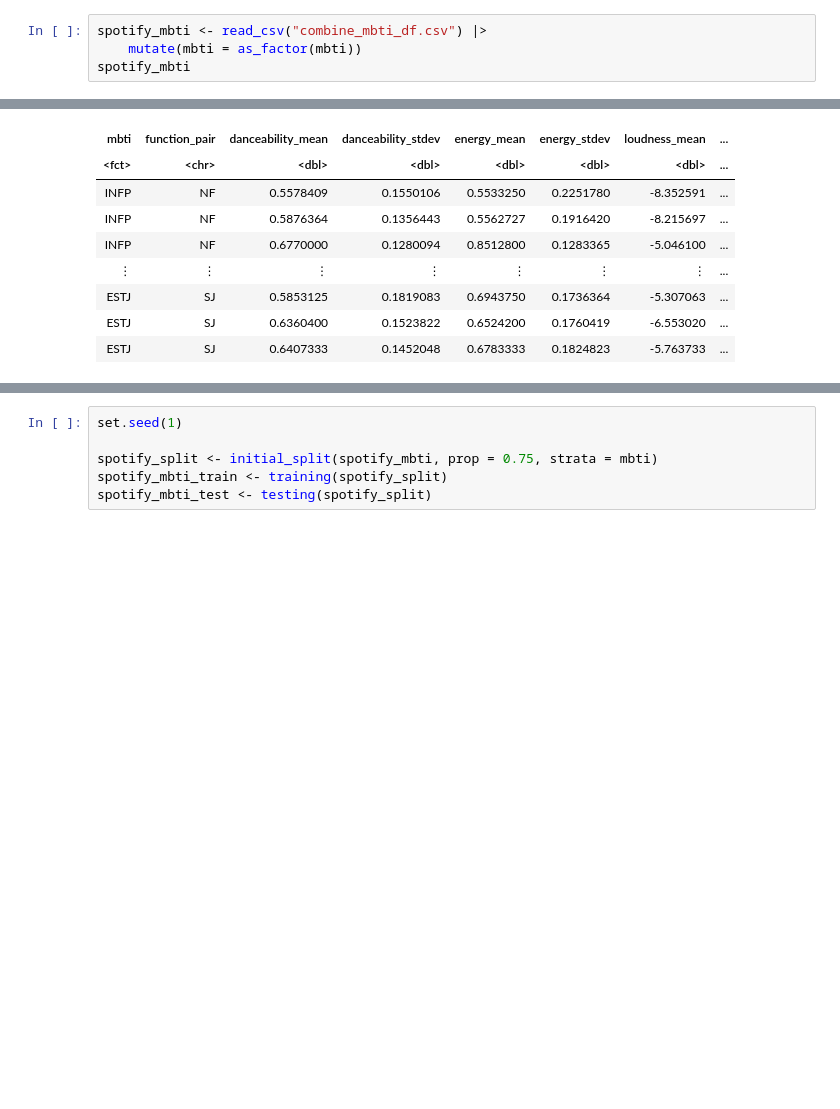
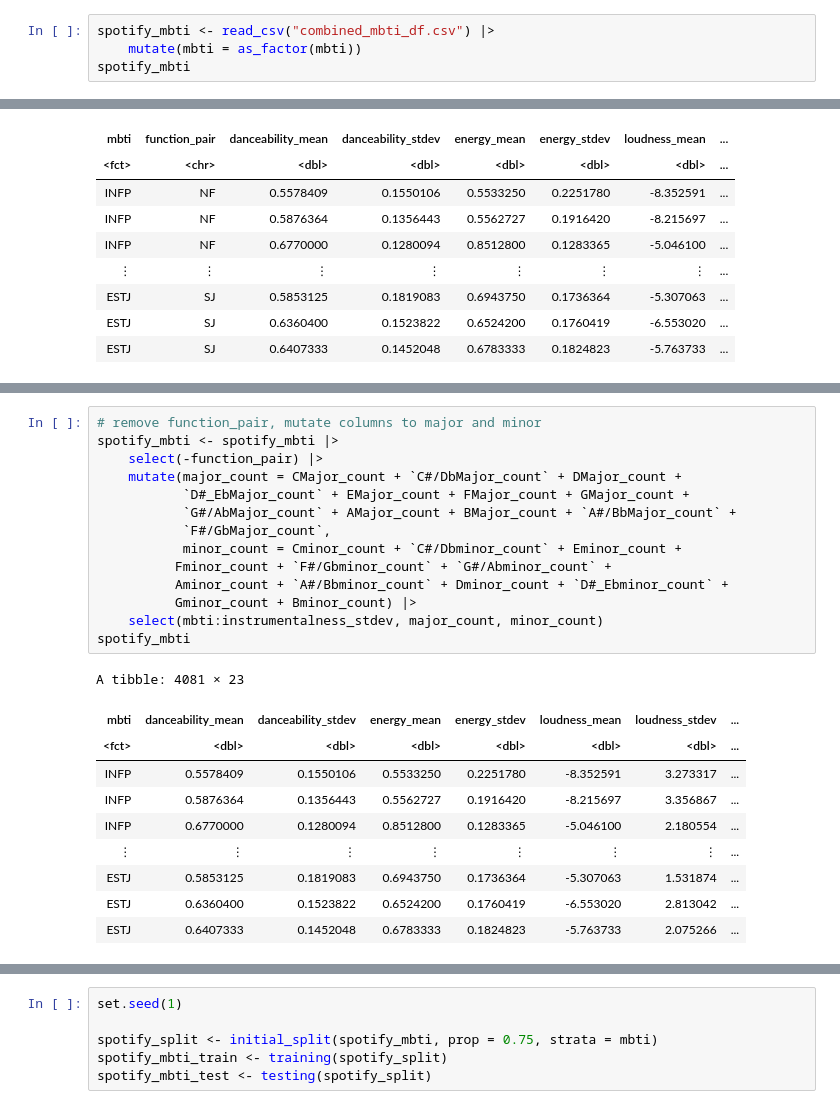
Before and after one commit to ccliang4/dsci-100-2022w1-sec-005-group-28, a Jupyter notebook: Group Project Proposal.ipynb, the cells around one changed output, grey strips where cells are left out. Drawn from its saved outputs; the diff is of its cells as text; blank space fills up the shorter version.

Commit message:
Data cleaning
Removed function_pair column and mutated major and minor columns

```diff
--- a/Group Project Proposal.ipynb
+++ b/Group Project Proposal.ipynb
@@ -43,7 +43,7 @@ Identify and describe the dataset that will be used to answer the question
 
 * Clean and wrangle your data into a tidy format (already tidy)
 # %%
-spotify_mbti <- read_csv("combine_mbti_df.csv") |>
+spotify_mbti <- read_csv("combined_mbti_df.csv") |>
     mutate(mbti = as_factor(mbti))
 spotify_mbti
 # %% [output]
@@ -67,0 +88,25 @@ A tibble: 4081 × 46
+# %%
+# remove function_pair, mutate columns to major and minor
+spotify_mbti <- spotify_mbti |>
+    select(-function_pair) |>
+    mutate(major_count = CMajor_count + `C#/DbMajor_count` + DMajor_count +
+           `D#_EbMajor_count` + EMajor_count + FMajor_count + GMajor_count +
+           `G#/AbMajor_count` + AMajor_count + BMajor_count + `A#/BbMajor_count` +
+           `F#/GbMajor_count`,
+           minor_count = Cminor_count + `C#/Dbminor_count` + Eminor_count +
+          Fminor_count + `F#/Gbminor_count` + `G#/Abminor_count` +
+          Aminor_count + `A#/Bbminor_count` + Dminor_count + `D#_Ebminor_count` +
+          Gminor_count + Bminor_count) |>
+    select(mbti:instrumentalness_stdev, major_count, minor_count)
+spotify_mbti
+# %% [output]
+A tibble: 4081 × 23
+| mbti | danceability_mean | danceability_stdev | energy_mean | energy_stdev | loudness_mean | loudness_stdev | ... |
+| <fct> | <dbl> | <dbl> | <dbl> | <dbl> | <dbl> | <dbl> | ... |
+| INFP | 0.5578409 | 0.1550106 | 0.5533250 | 0.2251780 | -8.352591 | 3.273317 | ... |
+| INFP | 0.5876364 | 0.1356443 | 0.5562727 | 0.1916420 | -8.215697 | 3.356867 | ... |
+| INFP | 0.6770000 | 0.1280094 | 0.8512800 | 0.1283365 | -5.046100 | 2.180554 | ... |
+| ⋮ | ⋮ | ⋮ | ⋮ | ⋮ | ⋮ | ⋮ | ... |
+| ESTJ | 0.5853125 | 0.1819083 | 0.6943750 | 0.1736364 | -5.307063 | 1.531874 | ... |
+| ESTJ | 0.6360400 | 0.1523822 | 0.6524200 | 0.1760419 | -6.553020 | 2.813042 | ... |
+| ESTJ | 0.6407333 | 0.1452048 | 0.6783333 | 0.1824823 | -5.763733 | 2.075266 | ... |
```
Also changed, not shown: parts of 4 cells of this notebook.
